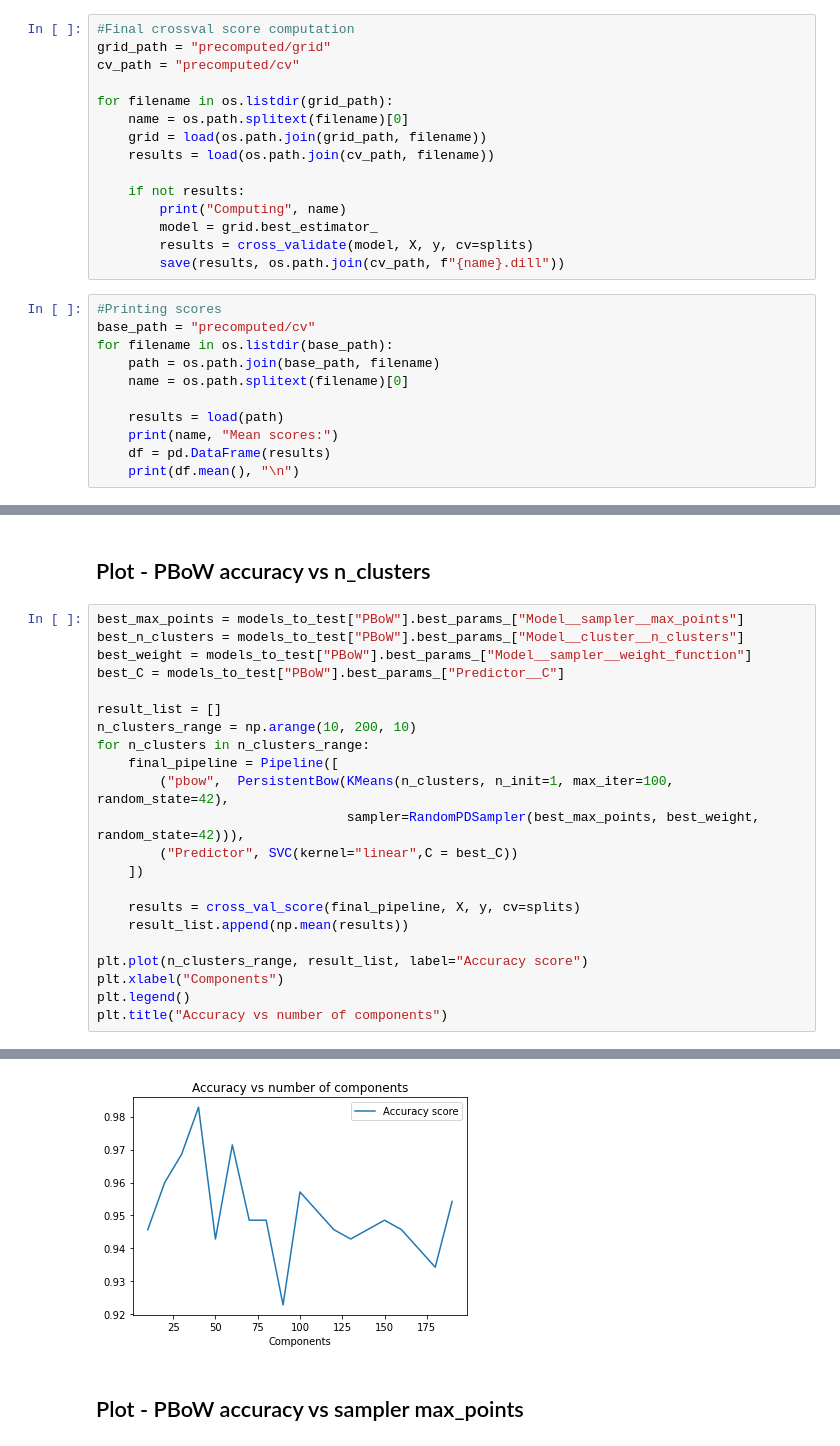
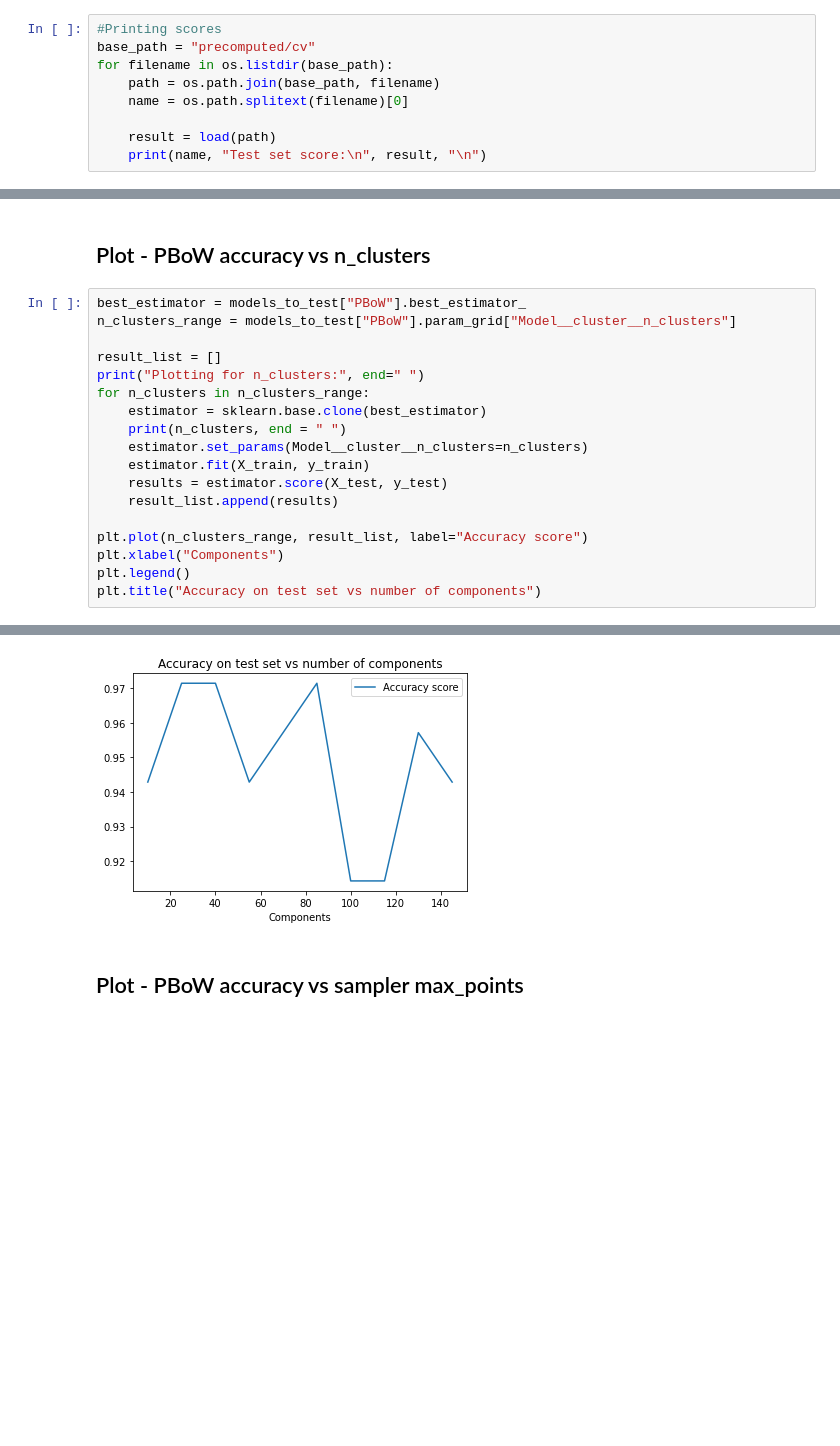
Before and after one commit to bazko1/PersistenceCodebooks, a Jupyter notebook: experiments/synthetic/Model_Comparison.ipynb, the cells around one changed output, grey strips where cells are left out. Cells and saved outputs as stored; diff of their text form; blank space fills up the shorter version.

Commit message:
Synthetic dataset with double crossvalidation

```diff
--- a/experiments/synthetic/Model_Comparison.ipynb
+++ b/experiments/synthetic/Model_Comparison.ipynb
@@ -241,19 +209,4 @@ for filename in os.listdir(grid_path):
         save(results, os.path.join(cv_path, f"{name}.dill"))
-# %%
-#Final crossval score computation
-grid_path = "precomputed/grid"
-cv_path = "precomputed/cv"
-
-for filename in os.listdir(grid_path):
-    name = os.path.splitext(filename)[0]
-    grid = load(os.path.join(grid_path, filename))
-    results = load(os.path.join(cv_path, filename))
-
-    if not results:
-        print("Computing", name)
-        model = grid.best_estimator_
-        results = cross_validate(model, X, y, cv=splits)
-        save(results, os.path.join(cv_path, f"{name}.dill"))
 # %%
 #Printing scores
 base_path = "precomputed/cv"
@@ -261,8 +214,6 @@ for filename in os.listdir(base_path):
     path = os.path.join(base_path, filename)
     name = os.path.splitext(filename)[0]
 
-    results = load(path)
-    print(name, "Mean scores:")
-    df = pd.DataFrame(results)
-    print(df.mean(), "\n")
+    result = load(path)
+    print(name, "Test set score:\n", result, "\n")
 # %% [output]
@@ -315,25 +267,21 @@ Predictor__C : 10
 # %% [markdown]
 ## Plot - PBoW accuracy vs n_clusters
 # %%
-best_max_points = models_to_test["PBoW"].best_params_["Model__sampler__max_points"]
-best_n_clusters = models_to_test["PBoW"].best_params_["Model__cluster__n_clusters"]
-best_weight = models_to_test["PBoW"].best_params_["Model__sampler__weight_function"]
-best_C = models_to_test["PBoW"].best_params_["Predictor__C"]
+best_estimator = models_to_test["PBoW"].best_estimator_
+n_clusters_range = models_to_test["PBoW"].param_grid["Model__cluster__n_clusters"]
 
 result_list = []
-n_clusters_range = np.arange(10, 200, 10)
+print("Plotting for n_clusters:", end=" ")
 for n_clusters in n_clusters_range:
-    final_pipeline = Pipeline([
-        ("pbow",  PersistentBow(KMeans(n_clusters, n_init=1, max_iter=100, random_state=42),
-                                sampler=RandomPDSampler(best_max_points, best_weight, random_state=42))),
-        ("Predictor", SVC(kernel="linear",C = best_C))
-    ])
-
-    results = cross_val_score(final_pipeline, X, y, cv=splits)
-    result_list.append(np.mean(results))
+    estimator = sklearn.base.clone(best_estimator)
+    print(n_clusters, end = " ")
+    estimator.set_params(Model__cluster__n_clusters=n_clusters)
+    estimator.fit(X_train, y_train)
+    results = estimator.score(X_test, y_test)
+    result_list.append(results)
 
 plt.plot(n_clusters_range, result_list, label="Accuracy score")
 plt.xlabel("Components")
 plt.legend()
-plt.title("Accuracy vs number of components")
+plt.title("Accuracy on test set vs number of components")
 # %% [output]
@@ -341,3 +290,3 @@ Text(0.5, 1.0, 'Accuracy vs number of components')
-[figure, old version]
+[figure, new version]
 # %% [markdown]
 ## Plot - PBoW accuracy vs sampler max_points
```
Also changed, not shown: parts of 14 cells of this notebook, 18 other files.
